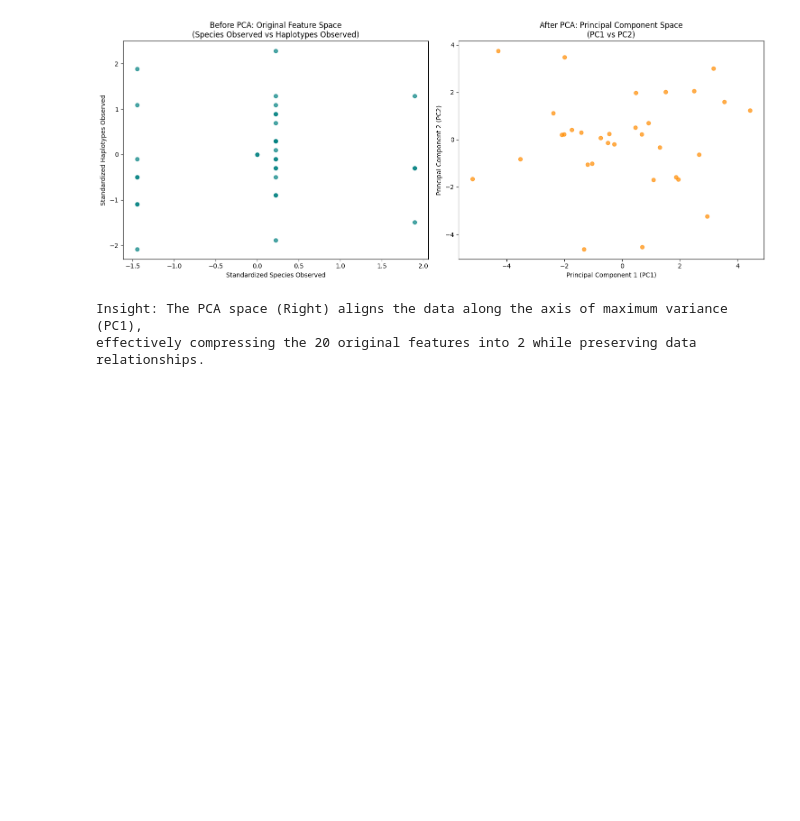
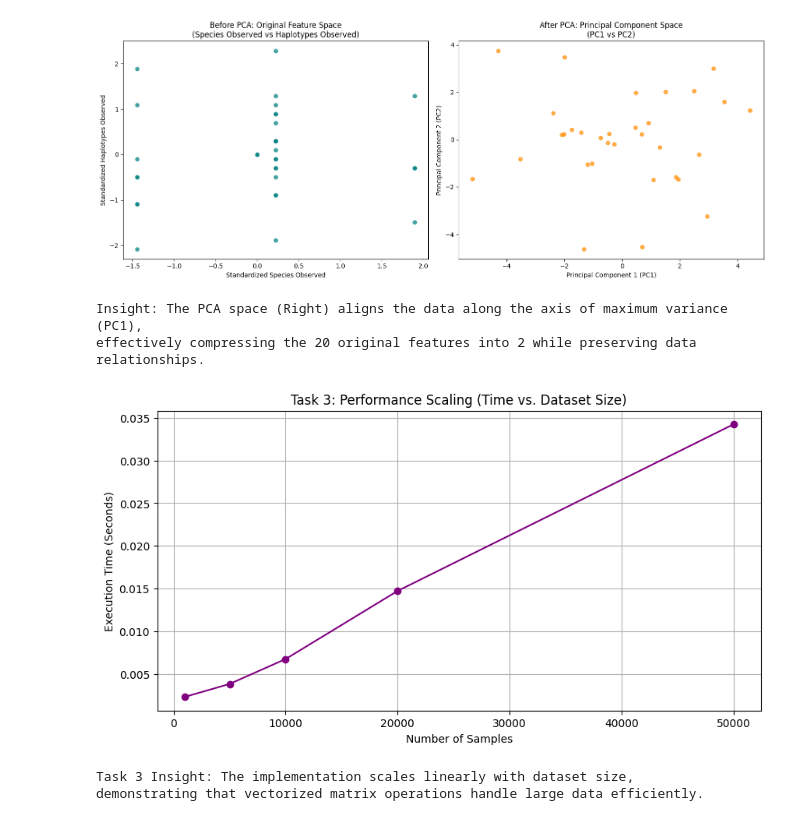
Before and after one commit to Burabyo/PCA_Assignment, a Jupyter notebook: PCA_Formative_1[Burabyo_Gift_Jolly].ipynb, the cells around one changed output. Cells and saved outputs as stored; diff of their text form; code cells hidden in the pictures; blank space fills up the shorter version.

```diff
--- a/PCA_Formative_1[Burabyo_Gift_Jolly].ipynb
+++ b/PCA_Formative_1[Burabyo_Gift_Jolly].ipynb
@@ -177,3 +183,45 @@ print("effectively compressing the 20 original features into 2 while preserving
 [figure]
 Insight: The PCA space (Right) aligns the data along the axis of maximum variance (PC1),
 effectively compressing the 20 original features into 2 while preserving data relationships.
+# %%
+# Step 9: Performance Benchmarking (Task 3)
+import time
+
+def manual_pca_benchmark(X, n_components=2):
+    """Optimized PCA pipeline for testing scalability"""
+    # 1. Standardization
+    X_std = (X - np.mean(X, axis=0)) / np.std(X, axis=0)
+    # 2. Covariance (Using optimized matrix multiplication)
+    n_samples = X_std.shape[0]
+    cov_mat = (1 / (n_samples - 1)) * (X_std.T @ X_std)
+    # 3. Eigendecomposition and Projection
+    eig_vals, eig_vecs = np.linalg.eig(cov_mat)
+    idx = np.argsort(eig_vals)[::-1]
+    return np.dot(X_std, eig_vecs[:, idx][:, :n_components])
+
+# Benchmarking dataset sizes from 1,000 to 50,000 samples
+dataset_sizes = [1000, 5000, 10000, 20000, 50000]
+runtimes = []
+
+for size in dataset_sizes:
+    # Mimic the 20 features of the Pangolin dataset
+    synthetic_data = np.random.rand(size, 20)
+    start = time.time()
+    manual_pca_benchmark(synthetic_data)
+    runtimes.append(time.time() - start)
+
+# Visualize Performance Scaling
+plt.figure(figsize=(10, 5))
+plt.plot(dataset_sizes, runtimes, marker='o', color='purple', label='Execution Time')
+plt.title('Task 3: Performance Scaling (Time vs. Dataset Size)')
+plt.xlabel('Number of Samples')
+plt.ylabel('Execution Time (Seconds)')
+plt.grid(True)
+plt.show()
+
+print("\nTask 3 Insight: The implementation scales linearly with dataset size, ")
+print("demonstrating that vectorized matrix operations handle large data efficiently.")
+# %% [output]
+[figure, added]
+Task 3 Insight: The implementation scales linearly with dataset size,
+demonstrating that vectorized matrix operations handle large data efficiently.
```
Also changed, not shown: parts of 2 cells of this notebook.
